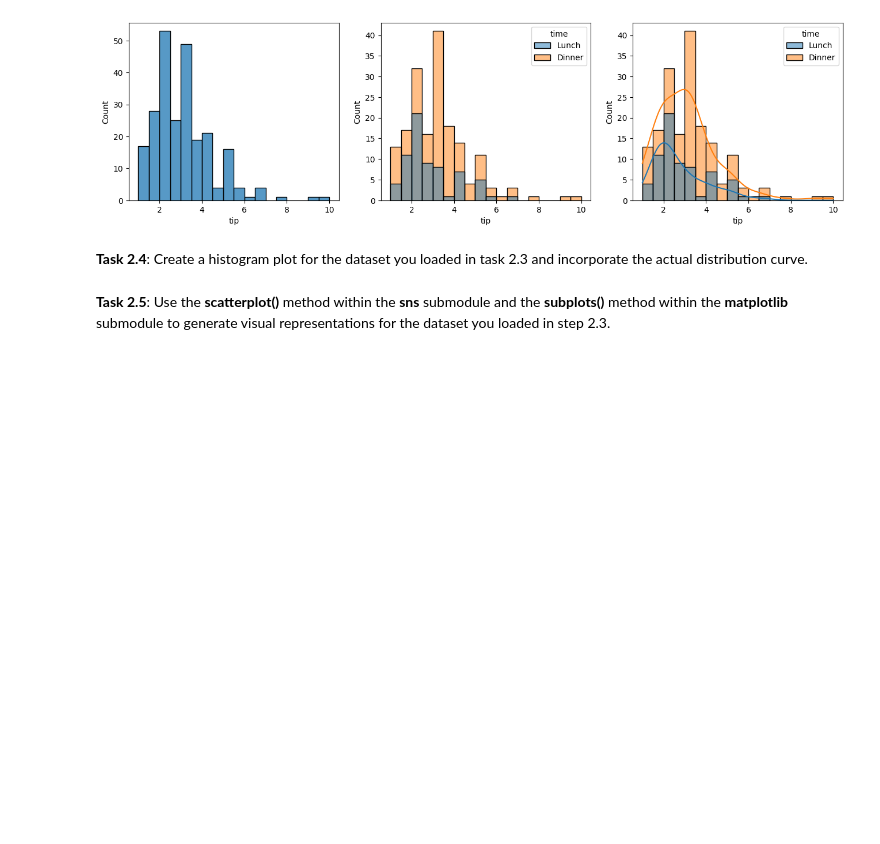
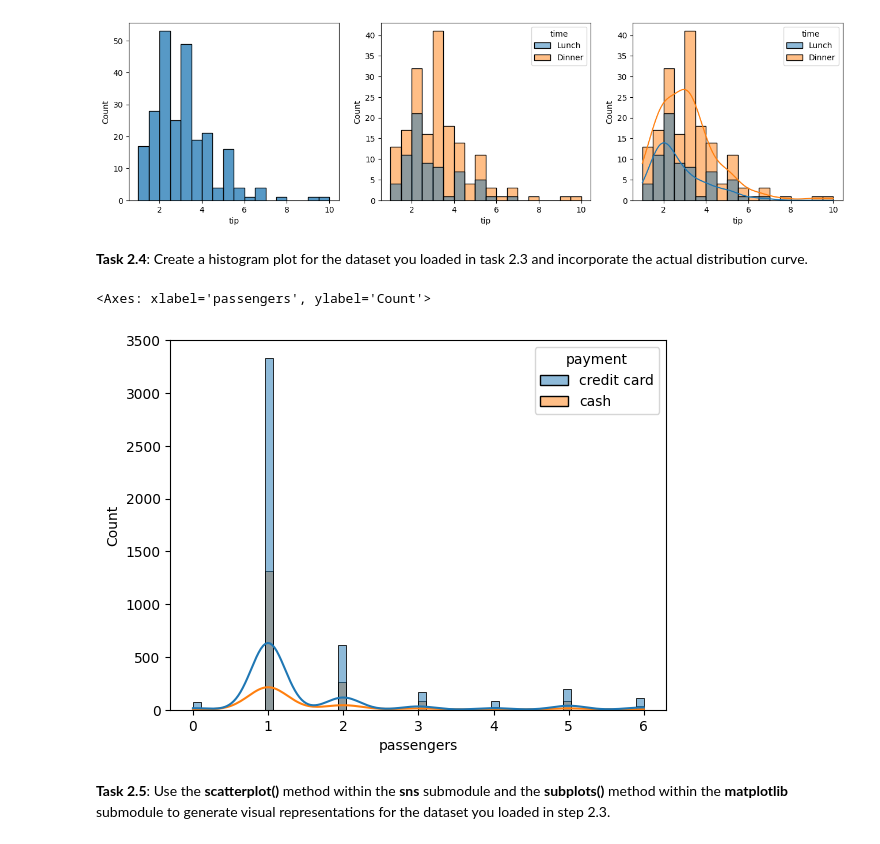
Before and after one commit to amohd63/ENCS5141-INTELLIGENT-SYSTEMS-LAB, a Jupyter notebook: Manual_ENCS5141_Exp2_Handling_Missing_Data.ipynb, the cells around one changed output. Cells and saved outputs as stored; diff of their text form; code cells hidden in the pictures; blank space fills up the shorter version.

```diff
--- a/Manual_ENCS5141_Exp2_Handling_Missing_Data.ipynb
+++ b/Manual_ENCS5141_Exp2_Handling_Missing_Data.ipynb
@@ -202,3 +317,10 @@ sns.histplot(data=tips, x="tip", hue="time",ax=axs[2], kde=True)
+# %%
+#write you code here
+import seaborn as sns
+sns.histplot(data=taxis, x="passengers", hue="payment", kde=True)
+# %% [output]
+<Axes: xlabel='passengers', ylabel='Count'>
+[figure, added]
 # %% [markdown]
 **Task 2.5**: Use the **scatterplot()** method within the **sns** submodule and the **subplots()** method within the **matplotlib** submodule to generate visual representations for the dataset you loaded in step 2.3.
 # %%
```
Also changed, not shown: parts of 24 cells of this notebook.
